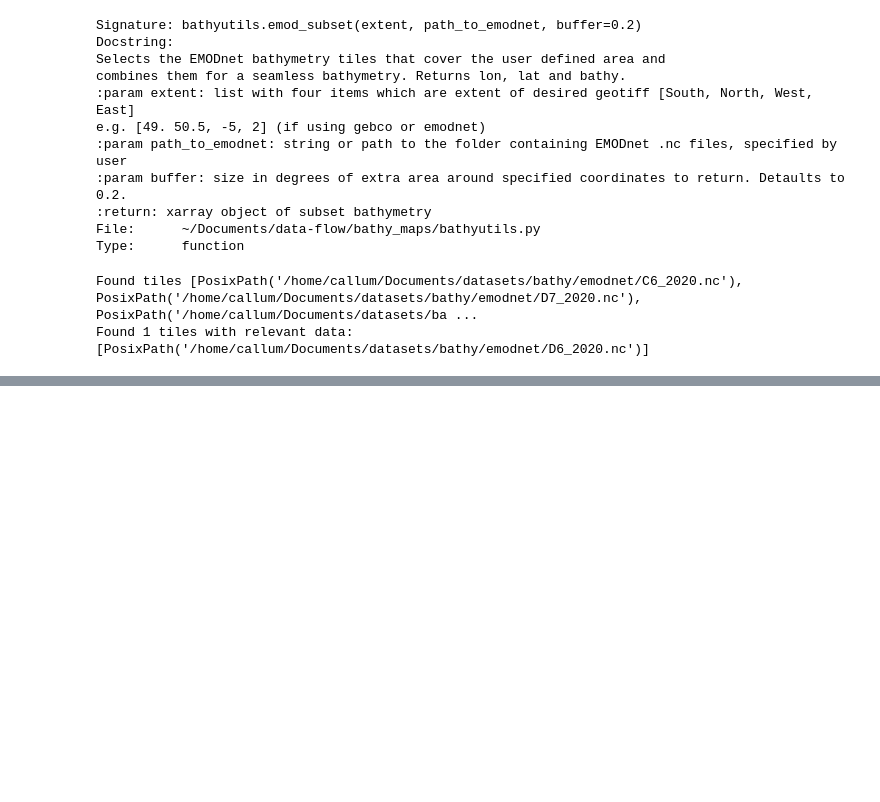
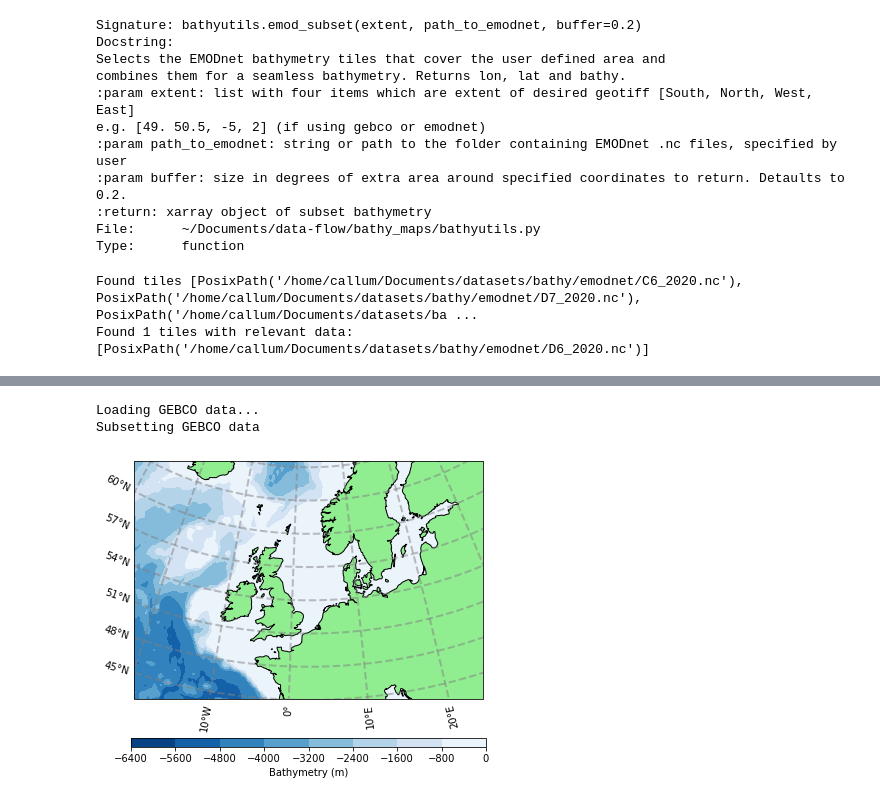
Before and after one commit to callumrollo/bathy_maps, a Jupyter notebook: bathy_maps.ipynb, the cells around one changed output, grey strips where cells are left out. Drawn from its saved outputs; the diff is of its cells as text; code cells hidden in the pictures; blank space fills up the shorter version.

Commit message:
demo map with gebco data

```diff
--- a/bathy_maps.ipynb
+++ b/bathy_maps.ipynb
@@ -67,0 +71,40 @@ fig.colorbar(bathy_c,ax=ax,orientation='horizontal',label='Bathymetry (m)',shrin
+# %%
+S_lim = 45
+N_lim = 65
+W_lim = -20
+E_lim = 25
+# %%
+gebco_path = "/home/callum/Documents/datasets/bathy/gebco_2022_sub_ice_topo/GEBCO_2022_sub_ice_topo.nc"
+extent = (S_lim, N_lim, W_lim, E_lim)
+ds_gebco = bathyutils.gebco_subset(gebco_path, extent, buffer=15) # big buffer value as we're going far north
+# %% [output]
+Loading GEBCO data...
+Subsetting GEBCO data
+# %%
+stride = 100
+lon = ds_gebco.lon[::stride]
+lat = ds_gebco.lat[::stride]
+bathy = ds_gebco.elevation[::stride, ::stride].values
+
+bathy[bathy>0] = 0
+# %%
+coord = cartopy.crs.AzimuthalEquidistant(central_longitude=np.mean((W_lim, E_lim)),
+                                  central_latitude=np.mean((S_lim, N_lim)))
+pc = cartopy.crs.PlateCarree()
+fig = plt.figure(figsize=(12, 6))
+ax = fig.add_subplot(111, projection=coord)
+
+bathy_c = ax.contourf(lon, lat, bathy, transform=pc, cmap="Blues_r")
+ax.set_extent((W_lim, E_lim, S_lim, N_lim), crs=pc)
+
+# Note that here we use the lower def land at 50m scale rather than 10m so the coastlines don't get too messy
+feature = cartopy.feature.NaturalEarthFeature(name='land', category='physical',
+                                       scale='50m', edgecolor='black', facecolor='lightgreen')
+ax.add_feature(feature)
+gl = ax.gridlines(draw_labels=True,
+                  linewidth=2, color='gray', alpha=0.5, linestyle='--')
+gl.top_labels = None
+gl.right_labels = None
+fig.colorbar(bathy_c,ax=ax,orientation='horizontal',label='Bathymetry (m)',shrink=0.53,pad=0.12,aspect=40);
+# %% [output]
+[figure, added]
```
Also changed, not shown: parts of 3 cells of this notebook, 1 other file.
